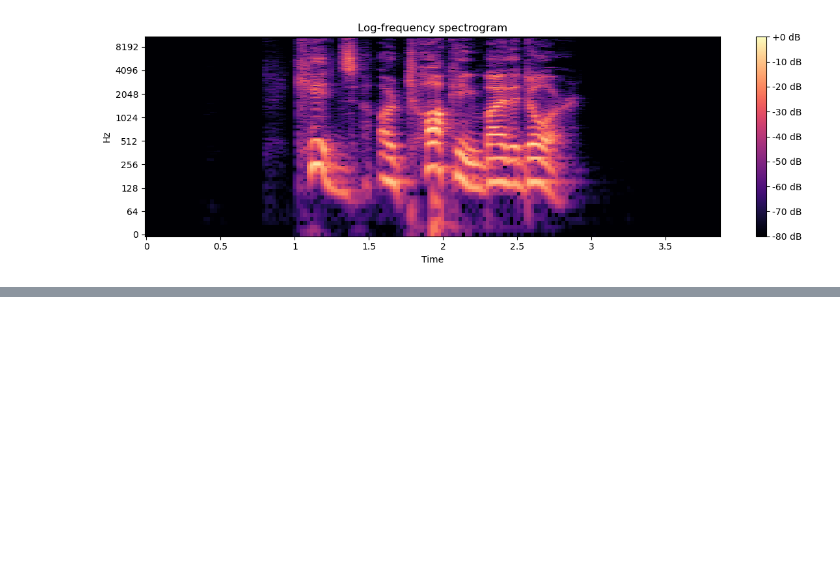
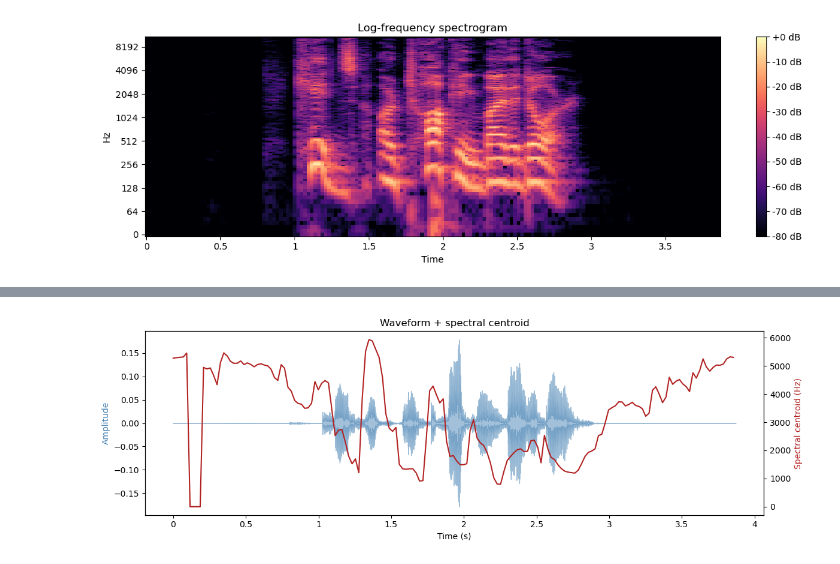
Before and after one commit to ethan27625/Group-1---Capstone, a Jupyter notebook: Notebooks/Librosa.ipynb, the cells around one changed output, grey strips where cells are left out. Cells and saved outputs as stored; diff of their text form; code cells hidden in the pictures; blank space fills up the shorter version.

```diff
--- a/Notebooks/Librosa.ipynb
+++ b/Notebooks/Librosa.ipynb
@@ -160,0 +174,18 @@ See the librosa docs for more: https://librosa.org/doc/latest/index.html
+# %%
+fig, ax1 = plt.subplots(figsize=(12, 4))
+
+# waveform on the left axis
+librosa.display.waveshow(y, sr=sr, ax=ax1, alpha=0.5, color="steelblue")
+ax1.set_ylabel("Amplitude", color="steelblue")
+ax1.set_xlabel("Time (s)")
+
+# centroid on a second axis sharing the same x (time)
+ax2 = ax1.twinx()
+ax2.plot(t, SpectralCentroid, color="firebrick", label="Spectral centroid")
+ax2.set_ylabel("Spectral centroid (Hz)", color="firebrick")
+
+plt.title("Waveform + spectral centroid")
+plt.tight_layout()
+plt.show()
+# %% [output]
+[figure, added]
```
Also changed, not shown: parts of 22 cells of this notebook.
